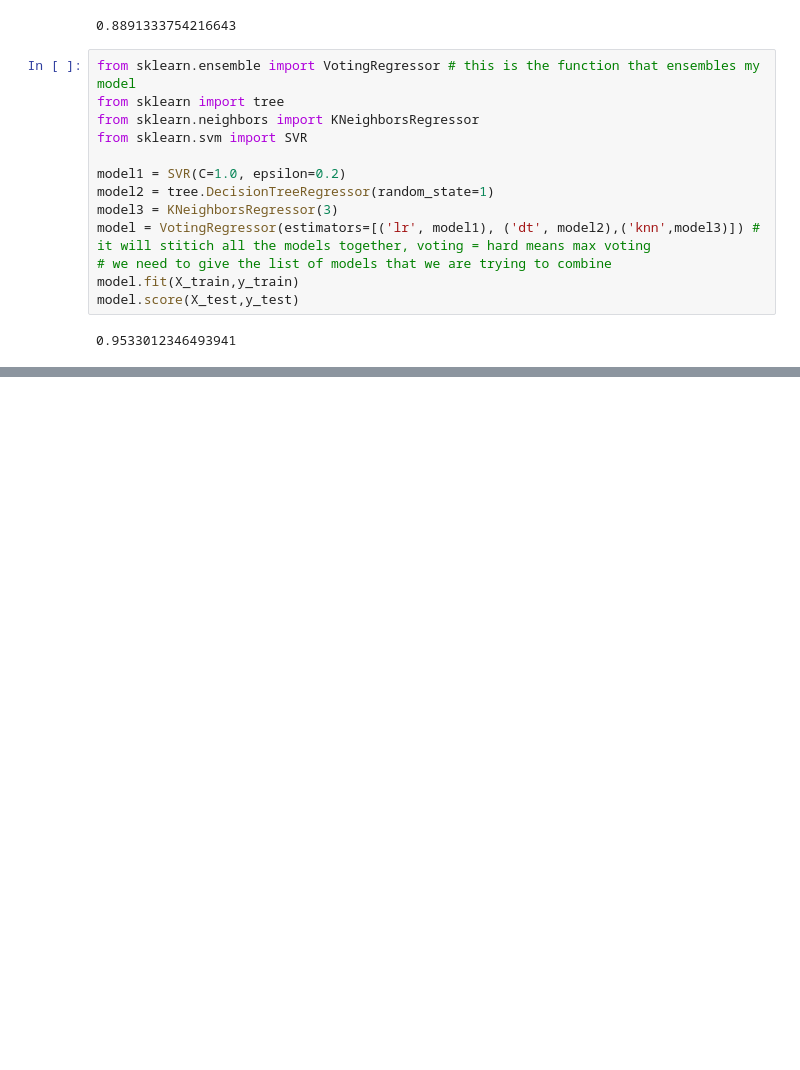
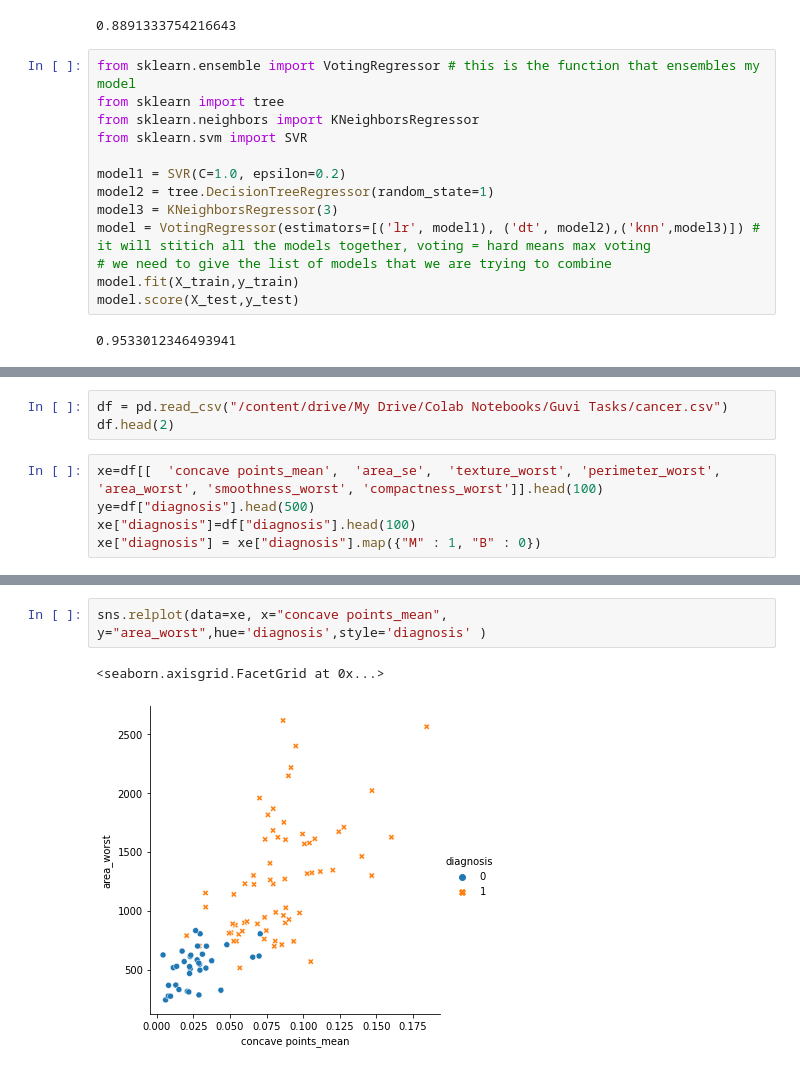
Before and after one commit to premkumarkora/Breast_Cancer_Prediction, a Jupyter notebook: Predicting_Breast_Cancer_Guvi_Assinment_V1.ipynb, the cells around one changed output, grey strips where cells are left out. Drawn from its saved outputs; the diff is of its cells as text; blank space fills up the shorter version.

```diff
--- a/Predicting_Breast_Cancer_Guvi_Assinment_V1.ipynb
+++ b/Predicting_Breast_Cancer_Guvi_Assinment_V1.ipynb
@@ -618,0 +621,8 @@ model.score(X_test,y_test)
+# %%
+df = pd.read_csv("/content/drive/My Drive/Colab Notebooks/Guvi Tasks/cancer.csv")
+df.head(2)
+# %%
+xe=df[[  'concave points_mean',  'area_se',  'texture_worst', 'perimeter_worst', 'area_worst', 'smoothness_worst', 'compactness_worst']].head(100)
+ye=df["diagnosis"].head(500)
+xe["diagnosis"]=df["diagnosis"].head(100)
+xe["diagnosis"] = xe["diagnosis"].map({"M" : 1, "B" : 0})
@@ -618,0 +641,5 @@ model.score(X_test,y_test)
+# %%
+sns.relplot(data=xe, x="concave points_mean", y="area_worst",hue='diagnosis',style='diagnosis' )
+# %% [output]
+<seaborn.axisgrid.FacetGrid at 0x...>
+[figure, added]
```
Also changed, not shown: parts of 7 cells of this notebook.
